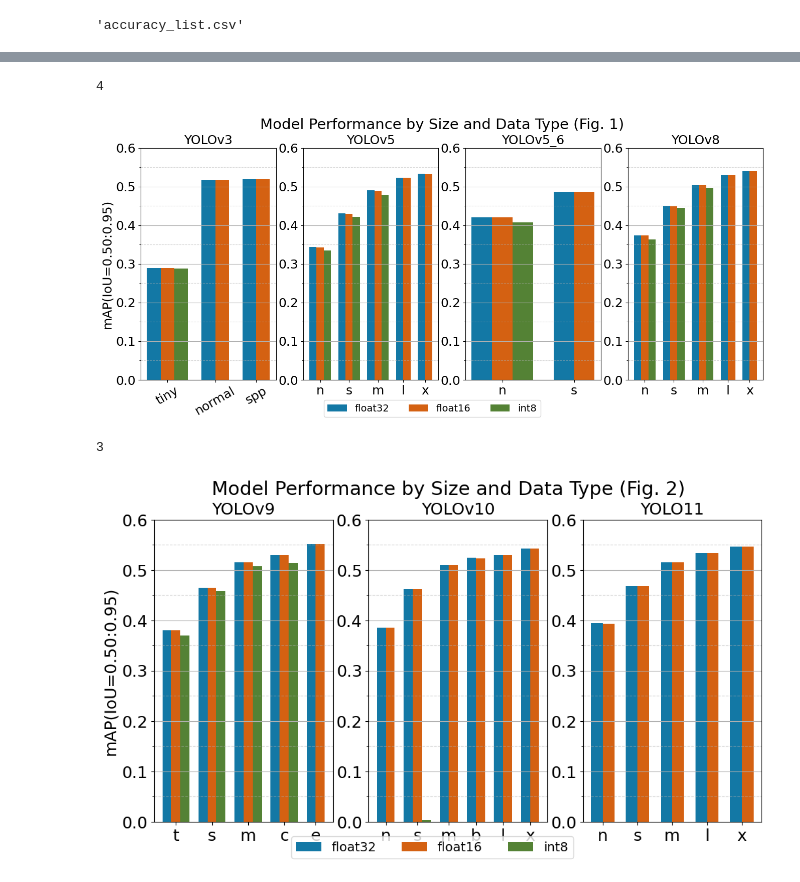
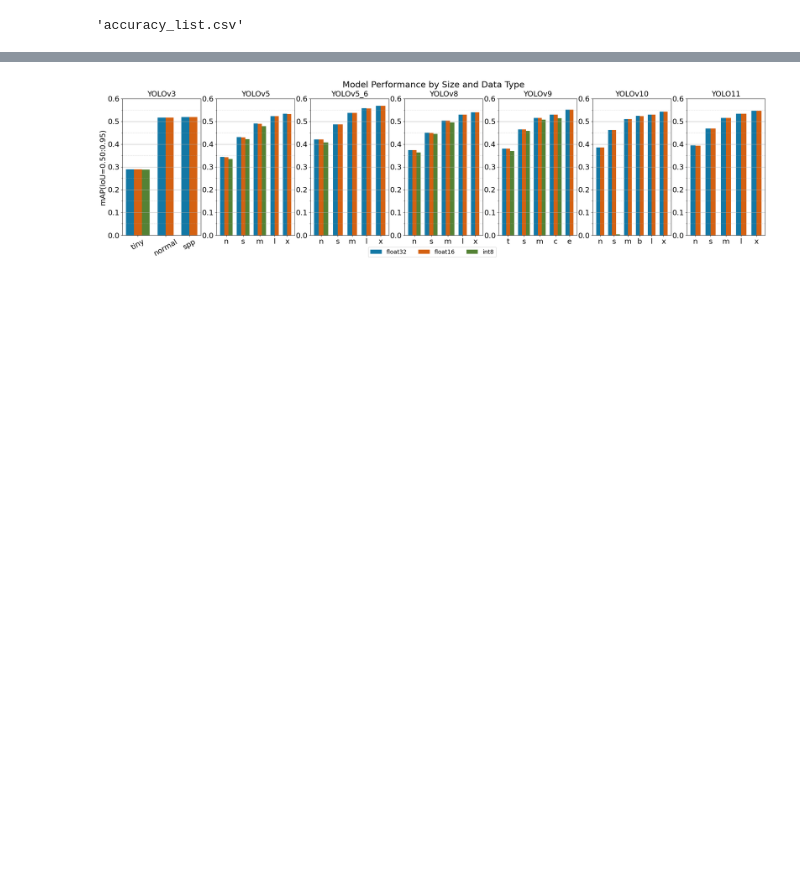
Before and after one commit to masahiro120/ultralytics, a Jupyter notebook: accuracy_output/get_accuracy.ipynb, the cells around one changed output, grey strips where cells are left out. Drawn from its saved outputs; the diff is of its cells as text; code cells hidden in the pictures; blank space fills up the shorter version.

```diff
--- a/accuracy_output/get_accuracy.ipynb
+++ b/accuracy_output/get_accuracy.ipynb
@@ -122,7 +127,7 @@ model_count = len(data)
 model_list = list(data.keys())
 
 # 1つの図に表示する最大モデル数
-max_models_per_fig = 4
+max_models_per_fig = 7
 num_figs = (model_count + max_models_per_fig - 1) // max_models_per_fig
 
 width = 0.1
@@ -133,7 +138,6 @@ for fig_num in range(num_figs):
     end_index = min((fig_num + 1) * max_models_per_fig, model_count)
 
     plot_len = end_index - start_index
-    print(plot_len)
 
     fig, ax = plt.subplots(1, plot_len, figsize=(plot_len * 4, 6))
 
@@ -154,35 +158,31 @@ for fig_num in range(num_figs):
                     ax[i].bar(plot_start + k * width, value, width=width, color=color_list[dtype], label=dtype)
                 else:
                     ax[i].bar(plot_start + k * width, value, width=width, color=color_list[dtype])
 
             x_ticks.append(plot_start + ((value_count - 1) * width) / 2)
             plot_start += (value_count + 1) * width
 
         ax[i].set_xticks(x_ticks, size_list, size=fontsize)
         ax[i].set_title(f"YOLO{model}", size=fontsize)
         ax[i].tick_params(labelsize=fontsize)
         ax[i].yaxis.grid(True)
         ax[i].set_ylim(0, 0.6)
 
         yticks_minor = np.arange(0, 0.65, 0.05)
         ax[i].set_yticks(yticks_minor, minor=True)
         ax[i].grid(True, which='minor', linestyle='--', alpha=0.5)
 
         if model == 'v3':
             ax[i].tick_params(axis='x', rotation=30)
 
     ax[0].set_ylabel("mAP(IoU=0.50:0.95)", size=fontsize)
     fig.legend(loc='lower center', ncol=3, fontsize=legend_fontsize)
-    # fig.suptitle(f"Model Performance by Size and Data Type (Fig {fig_num + 1})", size=fontsize + 5)
 
     if num_figs > 1:
         fig.suptitle(f"Model Performance by Size and Data Type (Fig. {fig_num + 1})", size=fontsize + 3)
     else:
         fig.suptitle("Model Performance by Size and Data Type", size=fontsize + 3)
 
     plt.show()
 # %% [output]
-4
-[figure, old version]
+[figure, new version]
-3
-[figure, removed]
```
Also changed, not shown: parts of 1 cell of this notebook, 14 other files.
